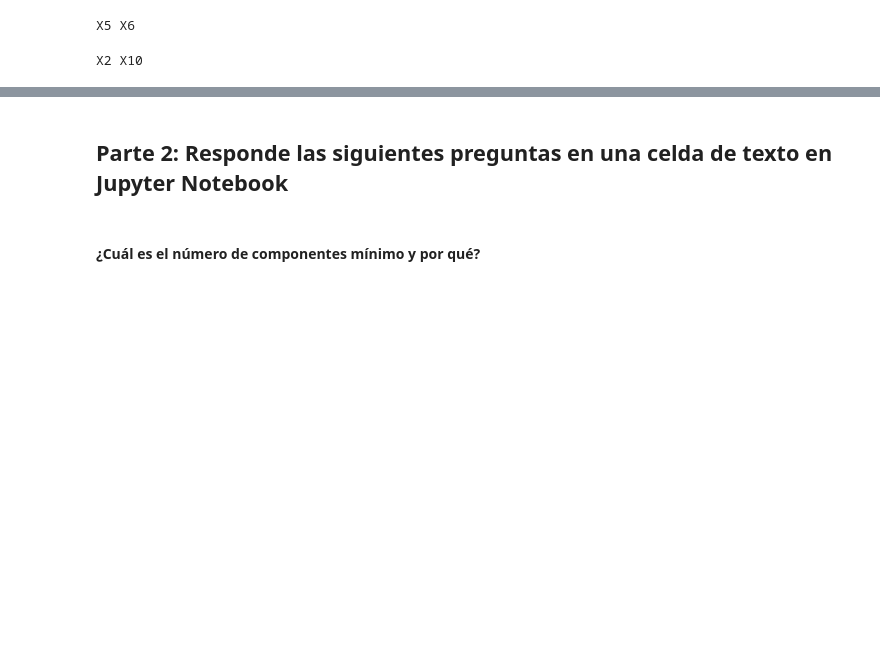
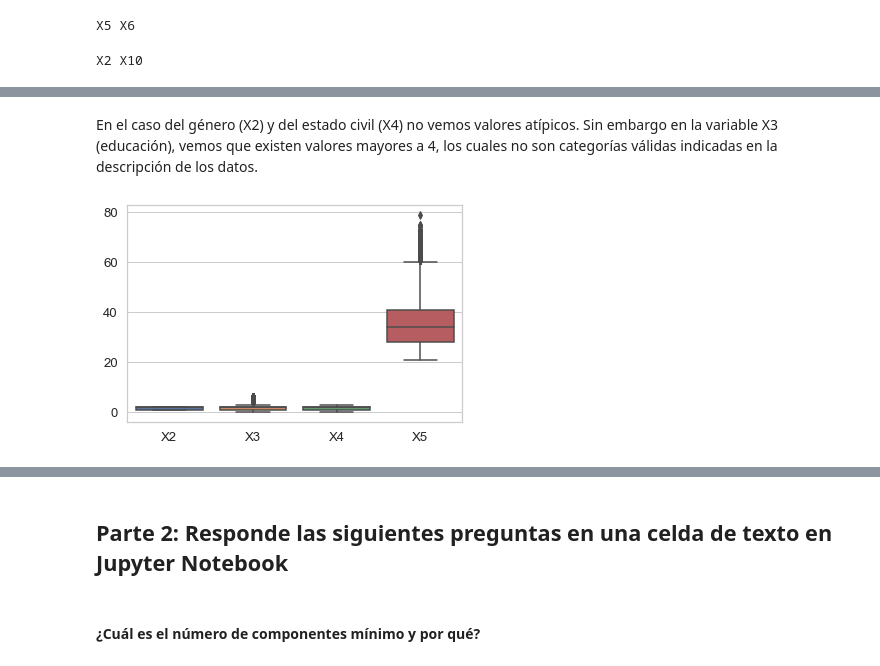
Before and after one commit to PosgradoMNA/actividades-del-projecto-cad_equipo47, a Jupyter notebook: Semana 4/PCA.ipynb, the cells around one changed output, grey strips where cells are left out. Saved outputs shown, nothing was run; the diff lists cells and outputs as text; code cells hidden in the pictures; blank space fills up the shorter version.

```diff
--- a/Semana 4/PCA.ipynb
+++ b/Semana 4/PCA.ipynb
@@ -373,0 +382,6 @@ X2 X10
+# %% [markdown]
+En el caso del género (X2) y del estado civil (X4) no vemos valores atípicos. Sin embargo en la variable X3 (educación), vemos que existen valores mayores a 4, los cuales no son categorías válidas indicadas en la descripción de los datos.
+# %%
+ax = sns.boxplot(data=df_nulls.iloc[:, 2:5])
+# %% [output]
+[figure, added]
```
Also changed, not shown: parts of 12 cells of this notebook.
